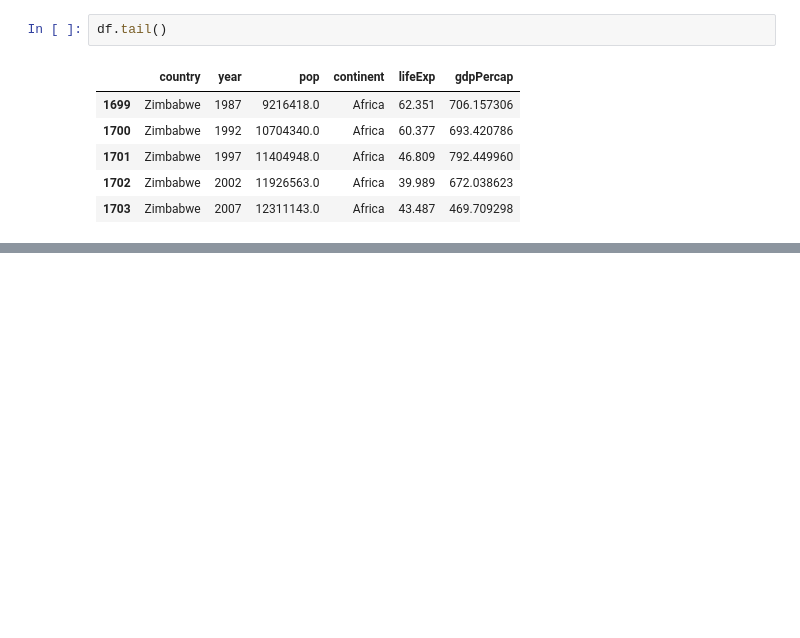
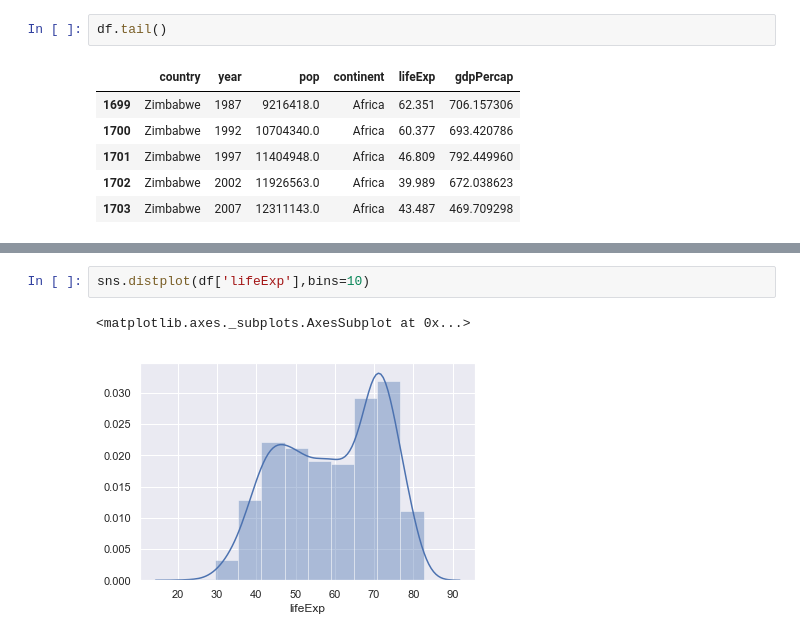
Before and after one commit to joanh3aly/GMIT-2-programming-project, a Jupyter notebook: programming-project.ipynb, the cells around one changed output, grey strips where cells are left out. Saved outputs shown, nothing was run; the diff lists cells and outputs as text; blank space fills up the shorter version.

```diff
--- a/programming-project.ipynb
+++ b/programming-project.ipynb
@@ -116,0 +98,5 @@ AttributeError: module 'seaborn' has no attribute 'lineplot'
+# %%
+sns.distplot(df['lifeExp'],bins=10)
+# %% [output]
+<matplotlib.axes._subplots.AxesSubplot at 0x...>
+[figure, added]
```
Also changed, not shown: parts of 78 cells of this notebook, 1 other file.
